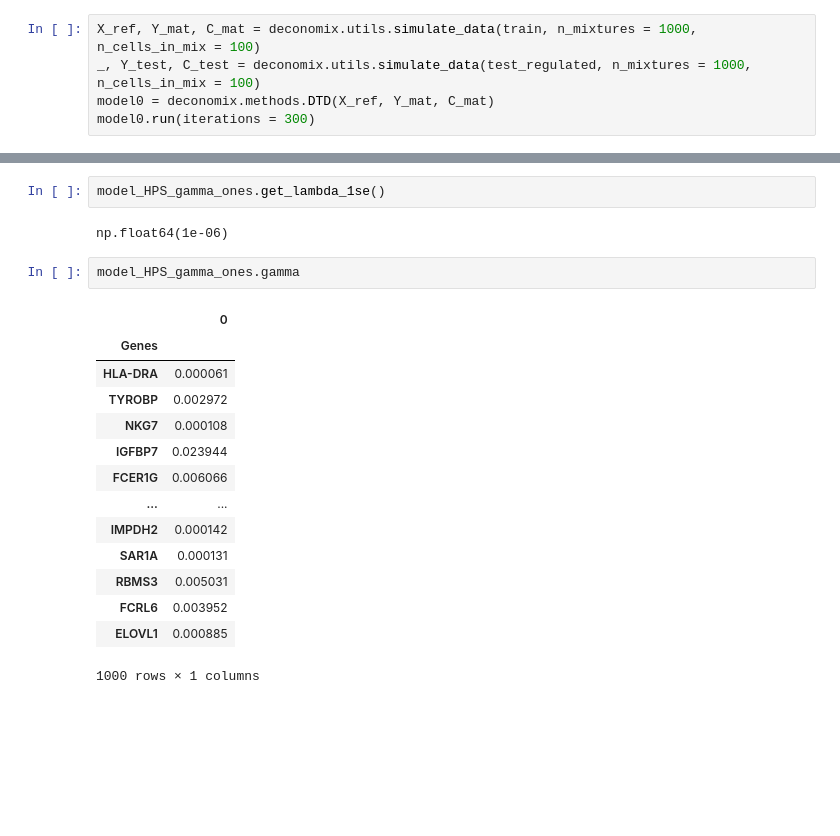
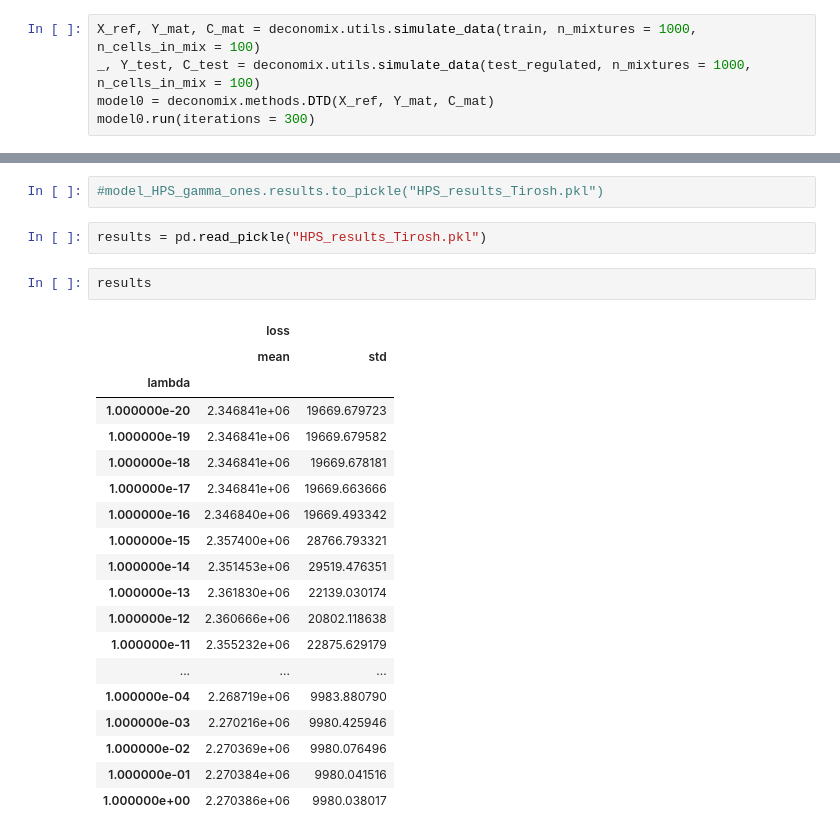
Before and after one commit to Deconomix/Deconomix, a Jupyter notebook: examples/Test_HPS2.ipynb, the cells around one changed output, grey strips where cells are left out. Saved outputs shown, nothing was run; the diff lists cells and outputs as text; blank space fills up the shorter version.

```diff
--- a/examples/Test_HPS2.ipynb
+++ b/examples/Test_HPS2.ipynb
@@ -138,21 +46,26 @@ model_HPS_gamma_ones.plot_results()
-# %%
-model_HPS_gamma_ones.get_lambda_1se()
-# %% [output]
-np.float64(1e-06)
-# %%
-model_HPS_gamma_ones.gamma
-# %% [output]
-|  | 0 |
-| Genes |  |
-| HLA-DRA | 0.000061 |
-| TYROBP | 0.002972 |
-| NKG7 | 0.000108 |
-| IGFBP7 | 0.023944 |
-| FCER1G | 0.006066 |
-| ... | ... |
-| IMPDH2 | 0.000142 |
-| SAR1A | 0.000131 |
-| RBMS3 | 0.005031 |
-| FCRL6 | 0.003952 |
-| ELOVL1 | 0.000885 |
-1000 rows × 1 columns
+# %%
+#model_HPS_gamma_ones.results.to_pickle("HPS_results_Tirosh.pkl")
+# %%
+results = pd.read_pickle("HPS_results_Tirosh.pkl")
+# %%
+results
+# %% [output]
+|  | loss |  |
+|  | mean | std |
+| lambda |  |  |
+| 1.000000e-20 | 2.346841e+06 | 19669.679723 |
+| 1.000000e-19 | 2.346841e+06 | 19669.679582 |
+| 1.000000e-18 | 2.346841e+06 | 19669.678181 |
+| 1.000000e-17 | 2.346841e+06 | 19669.663666 |
+| 1.000000e-16 | 2.346840e+06 | 19669.493342 |
+| 1.000000e-15 | 2.357400e+06 | 28766.793321 |
+| 1.000000e-14 | 2.351453e+06 | 29519.476351 |
+| 1.000000e-13 | 2.361830e+06 | 22139.030174 |
+| 1.000000e-12 | 2.360666e+06 | 20802.118638 |
+| 1.000000e-11 | 2.355232e+06 | 22875.629179 |
+| ... | ... | ... |
+| 1.000000e-04 | 2.268719e+06 | 9983.880790 |
+| 1.000000e-03 | 2.270216e+06 | 9980.425946 |
+| 1.000000e-02 | 2.270369e+06 | 9980.076496 |
+| 1.000000e-01 | 2.270384e+06 | 9980.041516 |
+| 1.000000e+00 | 2.270386e+06 | 9980.038017 |
```
Also changed, not shown: parts of 19 cells of this notebook.
